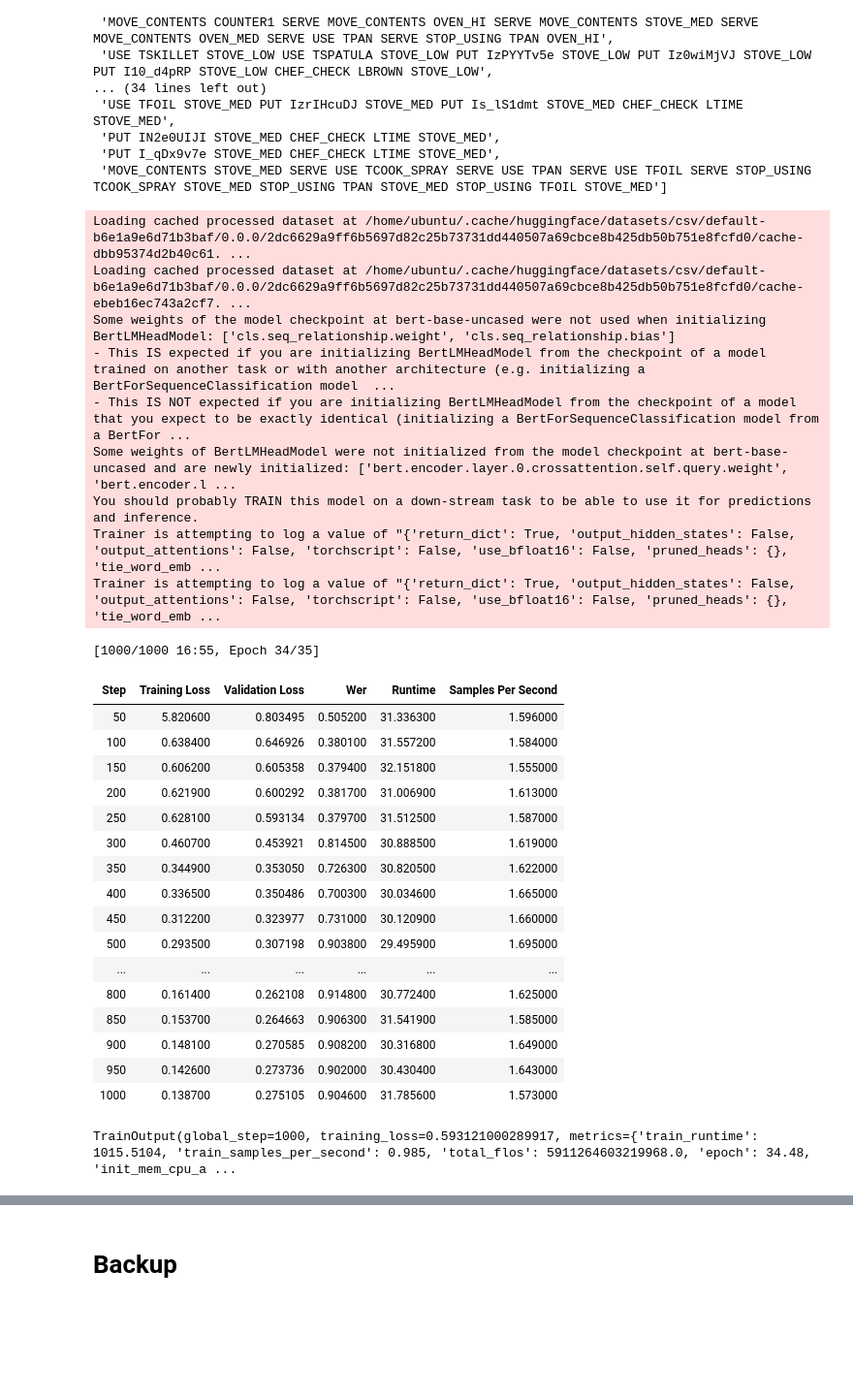
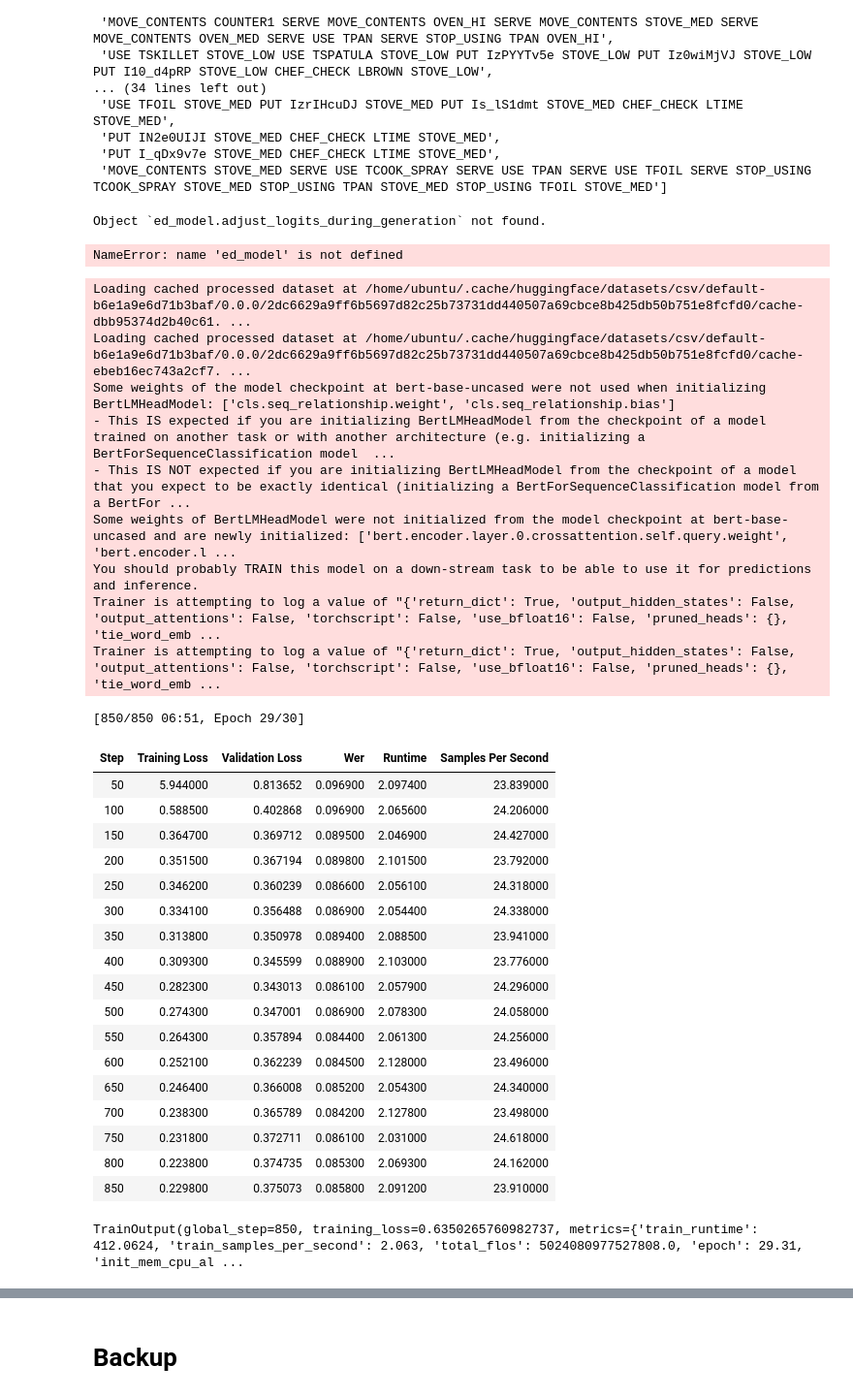
Before and after one commit to urigoren/recipe_parsing, a Jupyter notebook: notebooks/transformers-recipe.ipynb, the cells around one changed output, grey strips where cells are left out. Shown: that part at 97% size. Cells and saved outputs as stored; diff of their text form; code cells hidden in the pictures; blank space fills up the shorter version.

```diff
--- a/notebooks/transformers-recipe.ipynb
+++ b/notebooks/transformers-recipe.ipynb
@@ -41,15 +43,18 @@ output_vocab = {
     "CHEF_DO":7,
     "MOVE_CONTENTS":8,
 }
+id_types = {'commands': [2,3,4,5,6,7,8], 'resources':[], 'args': []}
 k = len(output_vocab)
 with open("res2idx.json", 'r') as f:
     for w,i in json.load(f).items():
         output_vocab[w] = k
+        id_types['resources'].append(k)
         k+=1
 with open("arg2idx.json", 'r') as f:
     for w,i in json.load(f).items():
 #         output_vocab[w] = k
         output_vocab[w.replace('-','_')] = k
+        id_types['args'].append(k)
         k+=1
 
 output_vocab = {w:i for i,w in enumerate(output_vocab)}
@@ -164,6 +185,14 @@ def process_data_to_model_inputs(batch):
 #     ]
 
     return batch
+# %%
+ed_model.adjust_logits_during_generation??
+# %% [output]
+Object `ed_model.adjust_logits_during_generation` not found.
+# %%
+type(ed_model.decoder)
+# %% [output]
+NameError: name 'ed_model' is not defined
 # %%
 # only use 32 training examples for notebook - COMMENT LINE FOR FULL TRAINING
 #train_data = train_data.select(range(32))
@@ -207,17 +236,18 @@ ed_model.config.min_length = 56
 ed_model.config.no_repeat_ngram_size = 3
 ed_model.config.early_stopping = True
 ed_model.config.length_penalty = 2.0
-ed_model.config.num_beams = 4
+ed_model.config.num_beams = 1
+
 
 
 # load wer for validation
 wer = load_metric('wer')
 
-
 def compute_metrics(pred):
     labels_ids = pred.label_ids
-    pred_ids = pred.predictions
-
+#     pred_ids = pred.predictions
+#     embed()
+    pred_ids = pred.predictions[0].argmax(-1)
     # all unnecessary tokens are removed
     pred_str = output_tokenizer.decode_batch(pred_ids)
     #labels_ids[labels_ids == -100] = tokenizer.pad_token_id
@@ -253,53 +283,54 @@ training_args = Seq2SeqTrainingArguments(
     evaluation_strategy='steps',
     per_device_train_batch_size=batch_size,
     per_device_eval_batch_size=batch_size,
-    predict_with_generate=True,
+#     predict_with_generate=True, #TODO: is this necessary ?
     logging_steps=50,  # 2 or set to 1000 for full training
     save_steps=50,  # 16 or set to 500 for full training
     eval_steps=50,  # 4 or set to 8000 for full training
     warmup_steps=50,  # 1 or set to 2000 for full training
     max_steps=850,  # 16 or comment for full training
     overwrite_output_dir=True,
     save_total_limit=3,
     fp16=torch.cuda.is_available(),
 )
 
 # instantiate trainer
 trainer = Seq2SeqTrainer(
     model=ed_model,
     tokenizer=input_tokenizer,
     args=training_args,
     compute_metrics=compute_metrics,
     train_dataset=train_data,
     eval_dataset=val_data,
 )
 trainer.train()
 # %% [output]
 Loading cached processed dataset at /home/ubuntu/.cache/huggingface/datasets/csv/default-b6e1a9e6d71b3baf/0.0.0/2dc6629a9ff6b5697d82c25b73731dd440507a69cbce8b425db50b751e8fcfd0/cache-dbb95374d2b40c61. ...
 Loading cached processed dataset at /home/ubuntu/.cache/huggingface/datasets/csv/default-b6e1a9e6d71b3baf/0.0.0/2dc6629a9ff6b5697d82c25b73731dd440507a69cbce8b425db50b751e8fcfd0/cache-ebeb16ec743a2cf7. ...
 Some weights of the model checkpoint at bert-base-uncased were not used when initializing BertLMHeadModel: ['cls.seq_relationship.weight', 'cls.seq_relationship.bias']
 - This IS expected if you are initializing BertLMHeadModel from the checkpoint of a model trained on another task or with another architecture (e.g. initializing a BertForSequenceClassification model  ...
 - This IS NOT expected if you are initializing BertLMHeadModel from the checkpoint of a model that you expect to be exactly identical (initializing a BertForSequenceClassification model from a BertFor ...
 Some weights of BertLMHeadModel were not initialized from the model checkpoint at bert-base-uncased and are newly initialized: ['bert.encoder.layer.0.crossattention.self.query.weight', 'bert.encoder.l ...
 You should probably TRAIN this model on a down-stream task to be able to use it for predictions and inference.
 Trainer is attempting to log a value of "{'return_dict': True, 'output_hidden_states': False, 'output_attentions': False, 'torchscript': False, 'use_bfloat16': False, 'pruned_heads': {}, 'tie_word_emb ...
 Trainer is attempting to log a value of "{'return_dict': True, 'output_hidden_states': False, 'output_attentions': False, 'torchscript': False, 'use_bfloat16': False, 'pruned_heads': {}, 'tie_word_emb ...
-[1000/1000 16:55, Epoch 34/35]
+[850/850 06:51, Epoch 29/30]
 | Step | Training Loss | Validation Loss | Wer | Runtime | Samples Per Second |
-| 50 | 5.820600 | 0.803495 | 0.505200 | 31.336300 | 1.596000 |
-| 100 | 0.638400 | 0.646926 | 0.380100 | 31.557200 | 1.584000 |
-| 150 | 0.606200 | 0.605358 | 0.379400 | 32.151800 | 1.555000 |
-| 200 | 0.621900 | 0.600292 | 0.381700 | 31.006900 | 1.613000 |
-| 250 | 0.628100 | 0.593134 | 0.379700 | 31.512500 | 1.587000 |
-| 300 | 0.460700 | 0.453921 | 0.814500 | 30.888500 | 1.619000 |
-| 350 | 0.344900 | 0.353050 | 0.726300 | 30.820500 | 1.622000 |
-| 400 | 0.336500 | 0.350486 | 0.700300 | 30.034600 | 1.665000 |
-| 450 | 0.312200 | 0.323977 | 0.731000 | 30.120900 | 1.660000 |
-| 500 | 0.293500 | 0.307198 | 0.903800 | 29.495900 | 1.695000 |
-| ... | ... | ... | ... | ... | ... |
-| 800 | 0.161400 | 0.262108 | 0.914800 | 30.772400 | 1.625000 |
-| 850 | 0.153700 | 0.264663 | 0.906300 | 31.541900 | 1.585000 |
-| 900 | 0.148100 | 0.270585 | 0.908200 | 30.316800 | 1.649000 |
-| 950 | 0.142600 | 0.273736 | 0.902000 | 30.430400 | 1.643000 |
-| 1000 | 0.138700 | 0.275105 | 0.904600 | 31.785600 | 1.573000 |
+| 50 | 5.944000 | 0.813652 | 0.096900 | 2.097400 | 23.839000 |
+| 100 | 0.588500 | 0.402868 | 0.096900 | 2.065600 | 24.206000 |
+| 150 | 0.364700 | 0.369712 | 0.089500 | 2.046900 | 24.427000 |
+| 200 | 0.351500 | 0.367194 | 0.089800 | 2.101500 | 23.792000 |
+| 250 | 0.346200 | 0.360239 | 0.086600 | 2.056100 | 24.318000 |
+| 300 | 0.334100 | 0.356488 | 0.086900 | 2.054400 | 24.338000 |
+| 350 | 0.313800 | 0.350978 | 0.089400 | 2.088500 | 23.941000 |
+| 400 | 0.309300 | 0.345599 | 0.088900 | 2.103000 | 23.776000 |
+| 450 | 0.282300 | 0.343013 | 0.086100 | 2.057900 | 24.296000 |
+| 500 | 0.274300 | 0.347001 | 0.086900 | 2.078300 | 24.058000 |
+| 550 | 0.264300 | 0.357894 | 0.084400 | 2.061300 | 24.256000 |
+| 600 | 0.252100 | 0.362239 | 0.084500 | 2.128000 | 23.496000 |
+| 650 | 0.246400 | 0.366008 | 0.085200 | 2.054300 | 24.340000 |
+| 700 | 0.238300 | 0.365789 | 0.084200 | 2.127800 | 23.498000 |
+| 750 | 0.231800 | 0.372711 | 0.086100 | 2.031000 | 24.618000 |
+| 800 | 0.223800 | 0.374735 | 0.085300 | 2.069300 | 24.162000 |
+| 850 | 0.229800 | 0.375073 | 0.085800 | 2.091200 | 23.910000 |
-TrainOutput(global_step=1000, training_loss=0.593121000289917, metrics={'train_runtime': 1015.5104, 'train_samples_per_second': 0.985, 'total_flos': 5911264603219968.0, 'epoch': 34.48, 'init_mem_cpu_a ...
+TrainOutput(global_step=850, training_loss=0.6350265760982737, metrics={'train_runtime': 412.0624, 'train_samples_per_second': 2.063, 'total_flos': 5024080977527808.0, 'epoch': 29.31, 'init_mem_cpu_al ...
```
Also changed, not shown: parts of 21 cells of this notebook, 3 other files.
